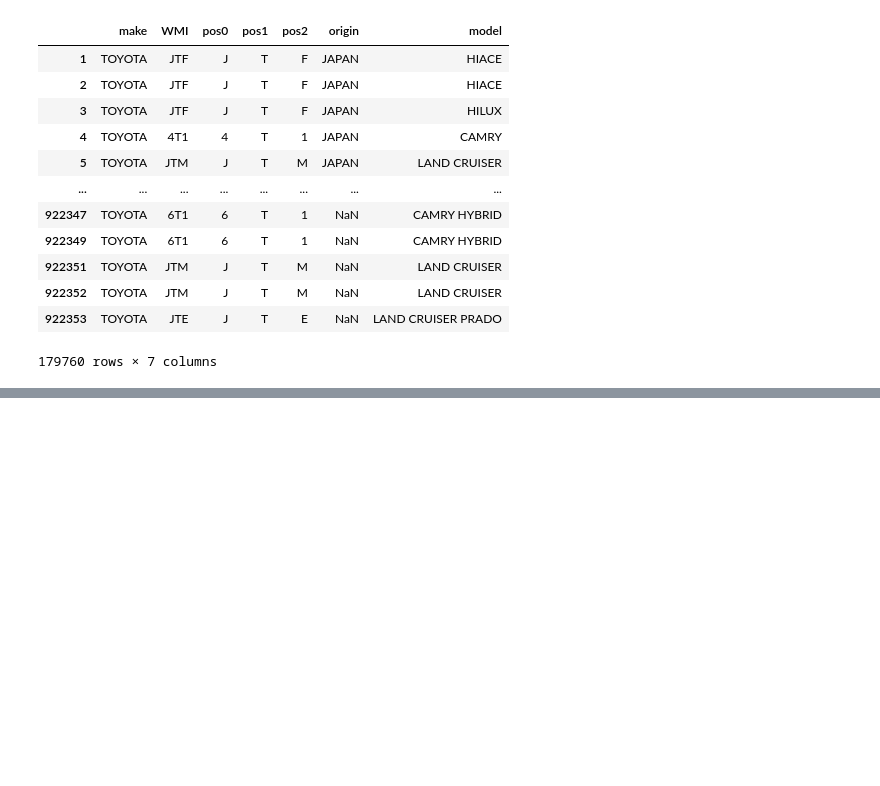
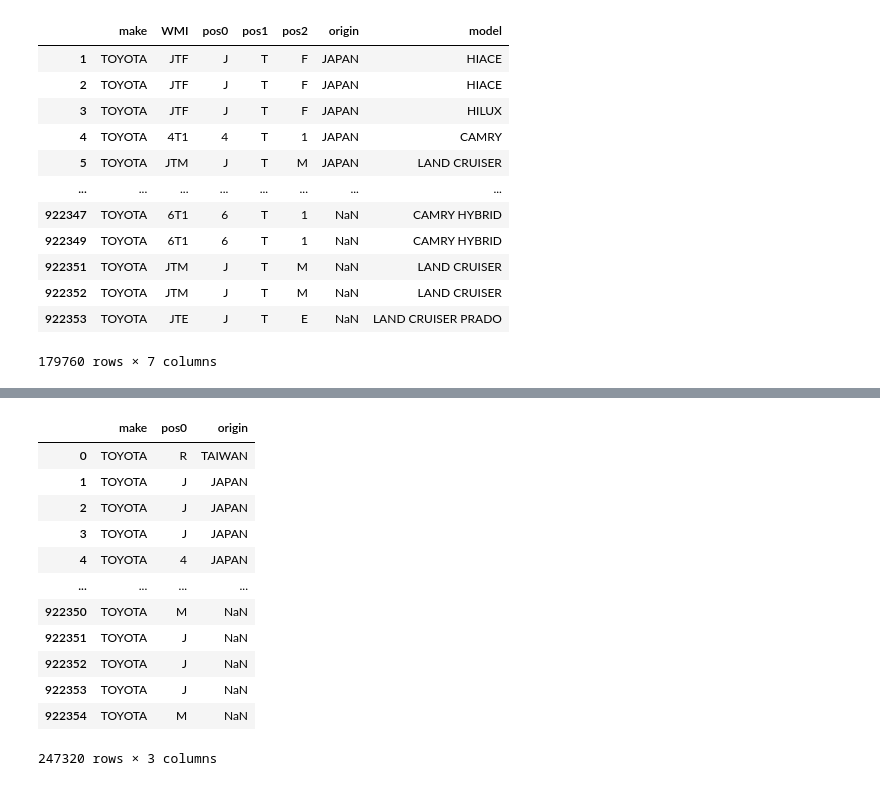
Before and after one commit to ManavKatrodiyaOpash/vin-sphere-python, a Jupyter notebook: Car_wise_analysis/toyota.ipynb, the cells around one changed output, grey strips where cells are left out. Saved outputs shown, nothing was run; the diff lists cells and outputs as text; code cells hidden in the pictures; blank space fills up the shorter version.

```diff
--- a/Car_wise_analysis/toyota.ipynb
+++ b/Car_wise_analysis/toyota.ipynb
@@ -193,0 +211,16 @@ filtered_data[['make', 'WMI', 'pos0','pos1', 'pos2', 'origin', 'model']]
+# %%
+data[['make', 'pos0', 'origin']]
+# %% [output]
+|  | make | pos0 | origin |
+| 0 | TOYOTA | R | TAIWAN |
+| 1 | TOYOTA | J | JAPAN |
+| 2 | TOYOTA | J | JAPAN |
+| 3 | TOYOTA | J | JAPAN |
+| 4 | TOYOTA | 4 | JAPAN |
+| ... | ... | ... | ... |
+| 922350 | TOYOTA | M | NaN |
+| 922351 | TOYOTA | J | NaN |
+| 922352 | TOYOTA | J | NaN |
+| 922353 | TOYOTA | J | NaN |
+| 922354 | TOYOTA | M | NaN |
+247320 rows × 3 columns
```
Also changed, not shown: parts of 1 cell of this notebook.
